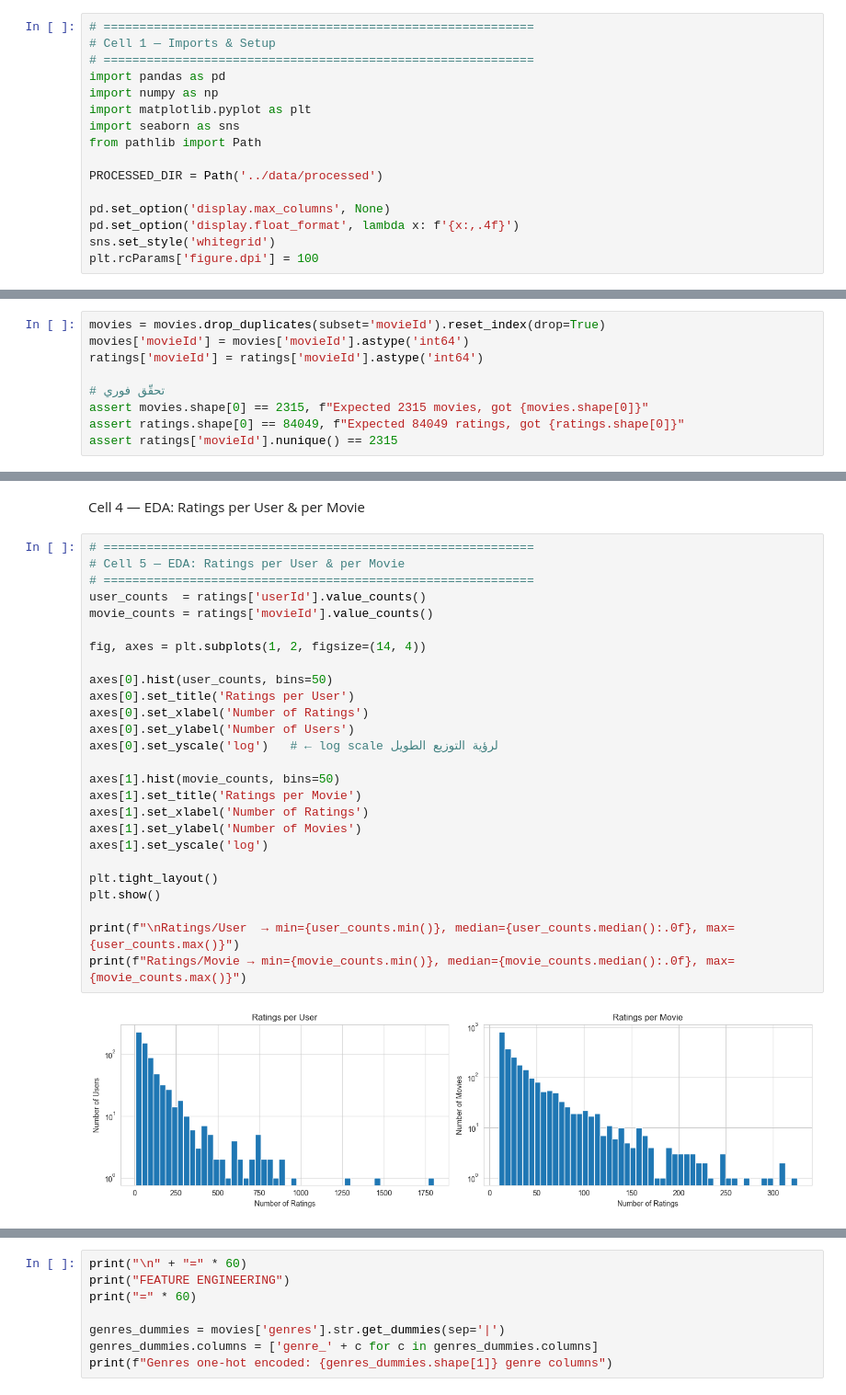
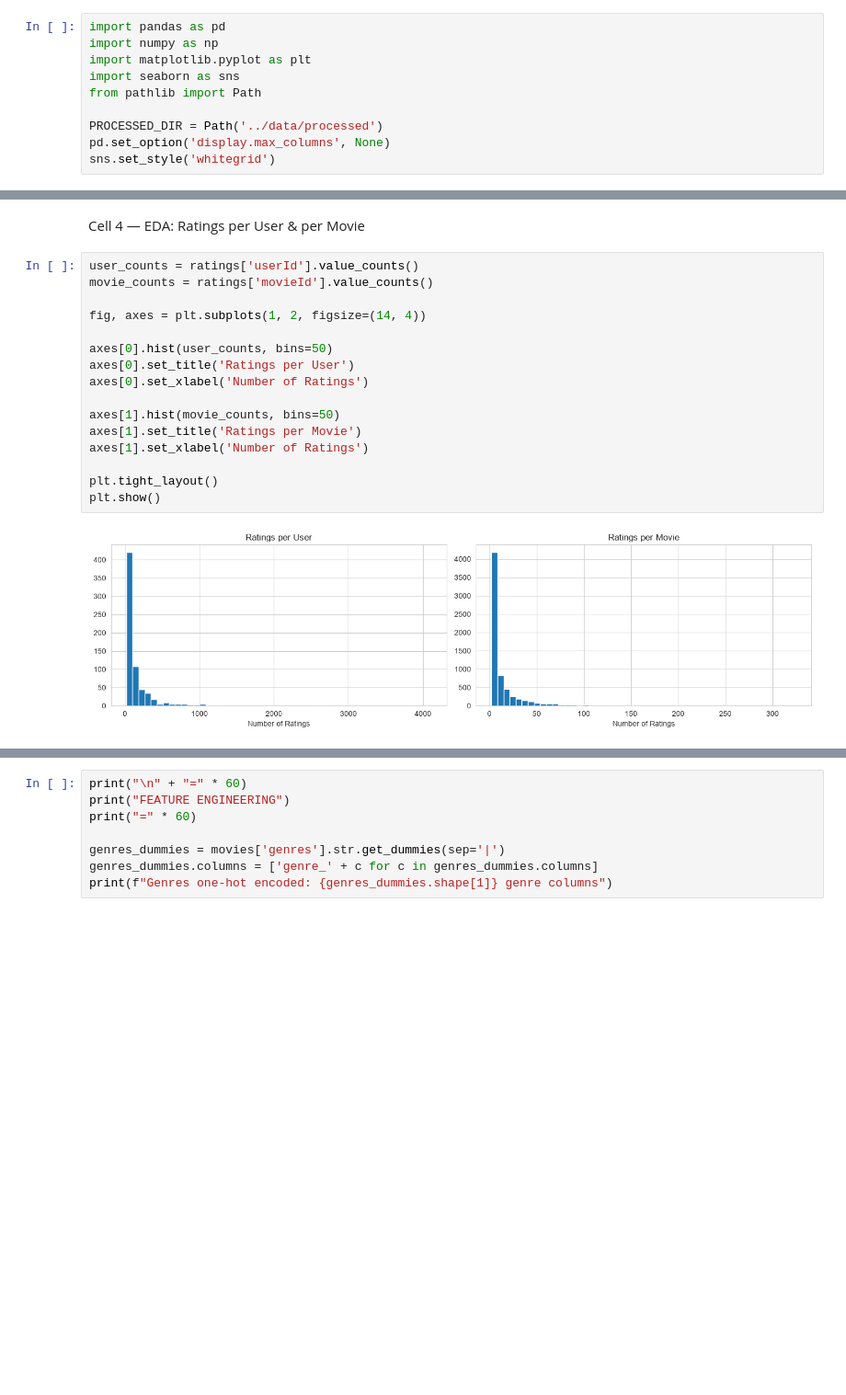
Before and after one commit to malakbzd/Movie-recommendation-system, a Jupyter notebook: Backend/notebooks/02_eda.ipynb, the cells around one changed output, grey strips where cells are left out. Shown at 92% size. Drawn from its saved outputs; the diff is of its cells as text; blank space fills up the shorter version.

```diff
--- a/Backend/notebooks/02_eda.ipynb
+++ b/Backend/notebooks/02_eda.ipynb
@@ -1,9 +1,6 @@
 # %% [markdown]
 Cell 1 — Imports & Setup
 # %%
-# ============================================================
-# Cell 1 — Imports & Setup
-# ============================================================
 import pandas as pd
 import numpy as np
 import matplotlib.pyplot as plt
@@ -11,11 +8,8 @@ import seaborn as sns
 from pathlib import Path
 
 PROCESSED_DIR = Path('../data/processed')
-
 pd.set_option('display.max_columns', None)
-pd.set_option('display.float_format', lambda x: f'{x:,.4f}')
 sns.set_style('whitegrid')
-plt.rcParams['figure.dpi'] = 100
 # %% [markdown]
 Cell 2 — Load Cleaned Data (from Week 3)
 # %%
@@ -39,12 +38,3 @@ Movies with ratings: 2,315
-# %%
-movies = movies.drop_duplicates(subset='movieId').reset_index(drop=True)
-movies['movieId'] = movies['movieId'].astype('int64')
-ratings['movieId'] = ratings['movieId'].astype('int64')
-
-# تحقّق فوري
-assert movies.shape[0] == 2315, f"Expected 2315 movies, got {movies.shape[0]}"
-assert ratings.shape[0] == 84049, f"Expected 84049 ratings, got {ratings.shape[0]}"
-assert ratings['movieId'].nunique() == 2315
 # %% [markdown]
 Cell 3 — EDA: Distribution of Ratings
 # %%
@@ -112,30 +53,20 @@ Mean-centered ratings:
 # %% [markdown]
 Cell 4 — EDA: Ratings per User & per Movie
 # %%
-# ============================================================
-# Cell 5 — EDA: Ratings per User & per Movie
-# ============================================================
-user_counts  = ratings['userId'].value_counts()
+user_counts = ratings['userId'].value_counts()
 movie_counts = ratings['movieId'].value_counts()
 
 fig, axes = plt.subplots(1, 2, figsize=(14, 4))
 
 axes[0].hist(user_counts, bins=50)
 axes[0].set_title('Ratings per User')
 axes[0].set_xlabel('Number of Ratings')
-axes[0].set_ylabel('Number of Users')
-axes[0].set_yscale('log')   # ← log scale لرؤية التوزيع الطويل
 
 axes[1].hist(movie_counts, bins=50)
 axes[1].set_title('Ratings per Movie')
 axes[1].set_xlabel('Number of Ratings')
-axes[1].set_ylabel('Number of Movies')
-axes[1].set_yscale('log')
 
 plt.tight_layout()
 plt.show()
-
-print(f"\nRatings/User  → min={user_counts.min()}, median={user_counts.median():.0f}, max={user_counts.max()}")
-print(f"Ratings/Movie → min={movie_counts.min()}, median={movie_counts.median():.0f}, max={movie_counts.max()}")
 # %% [output]
-[figure, old version]
+[figure, new version]
```
Also changed, not shown: parts of 28 cells of this notebook, 10 other files.
